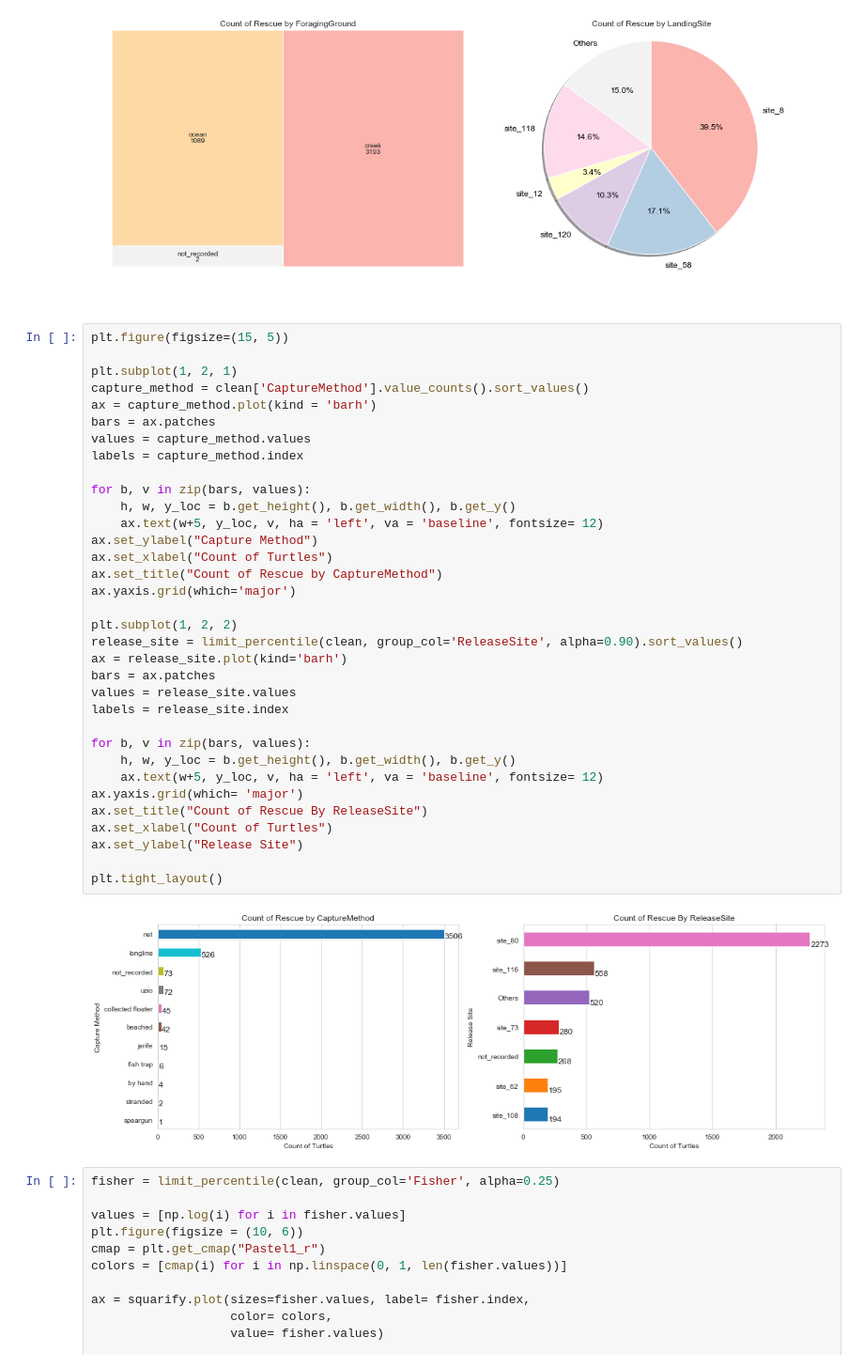
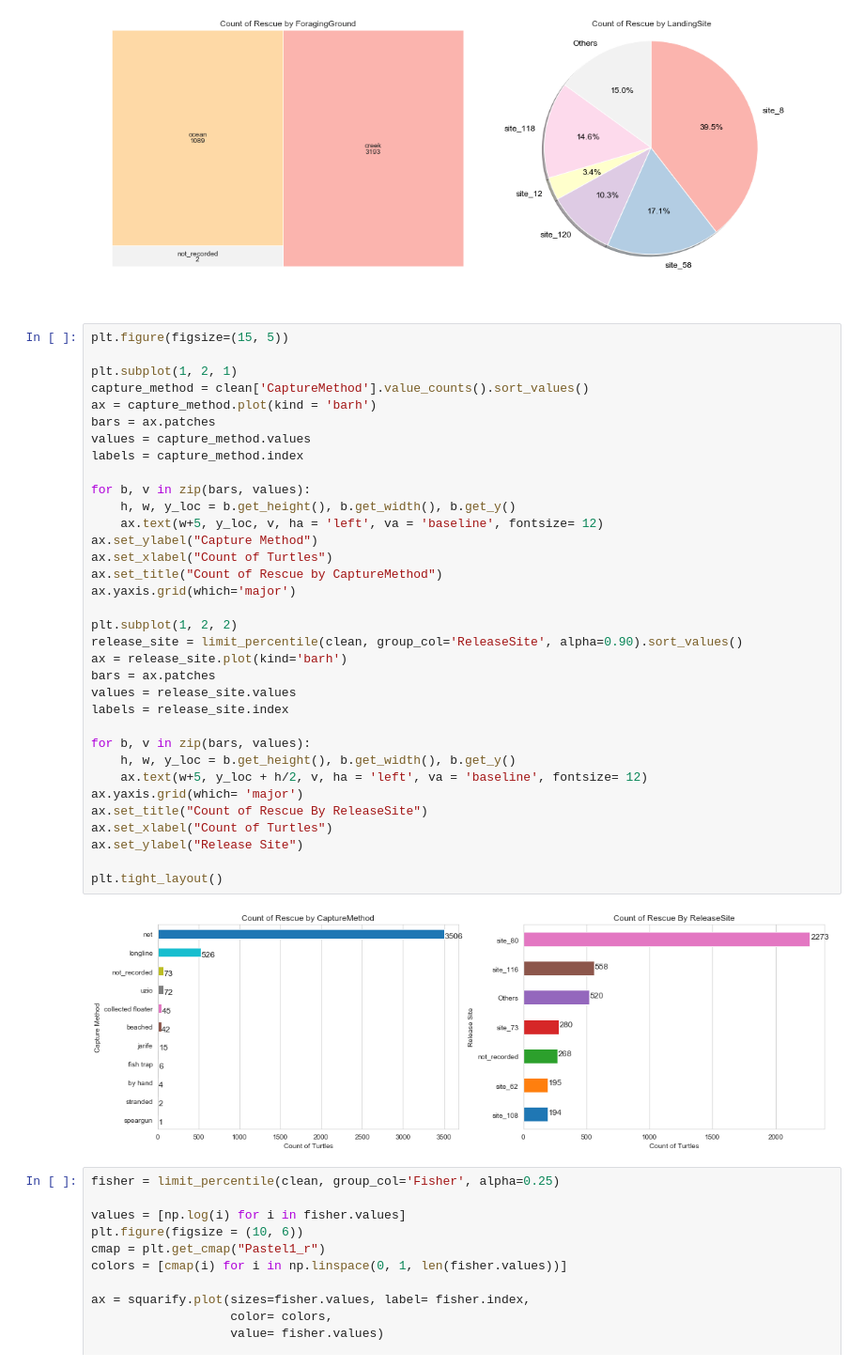
Before and after one commit to nyawanga/sea_turtles_rescue, a Jupyter notebook: Sea Turtle Rescue.ipynb, the cells around one changed output. Shown at 94% size. Cells and saved outputs as stored; diff of their text form.

```diff
--- a/Sea Turtle Rescue.ipynb
+++ b/Sea Turtle Rescue.ipynb
@@ -235,35 +235,35 @@ plt.subplot(1, 2, 1)
 capture_method = clean['CaptureMethod'].value_counts().sort_values()
 ax = capture_method.plot(kind = 'barh')
 bars = ax.patches
 values = capture_method.values
 labels = capture_method.index
 
 for b, v in zip(bars, values):
     h, w, y_loc = b.get_height(), b.get_width(), b.get_y()
     ax.text(w+5, y_loc, v, ha = 'left', va = 'baseline', fontsize= 12)
 ax.set_ylabel("Capture Method")
 ax.set_xlabel("Count of Turtles")
 ax.set_title("Count of Rescue by CaptureMethod")
 ax.yaxis.grid(which='major')
 
 plt.subplot(1, 2, 2)
 release_site = limit_percentile(clean, group_col='ReleaseSite', alpha=0.90).sort_values()
 ax = release_site.plot(kind='barh')
 bars = ax.patches
 values = release_site.values
 labels = release_site.index
 
 for b, v in zip(bars, values):
     h, w, y_loc = b.get_height(), b.get_width(), b.get_y()
-    ax.text(w+5, y_loc, v, ha = 'left', va = 'baseline', fontsize= 12)
+    ax.text(w+5, y_loc + h/2, v, ha = 'left', va = 'baseline', fontsize= 12)
 ax.yaxis.grid(which= 'major')
 ax.set_title("Count of Rescue By ReleaseSite")
 ax.set_xlabel("Count of Turtles")
 ax.set_ylabel("Release Site")
 
 plt.tight_layout()
 # %% [output]
-[figure, old version]
+[figure, new version]
 # %%
 fisher = limit_percentile(clean, group_col='Fisher', alpha=0.25)
 
```
Also changed, not shown: parts of 10 cells of this notebook.
